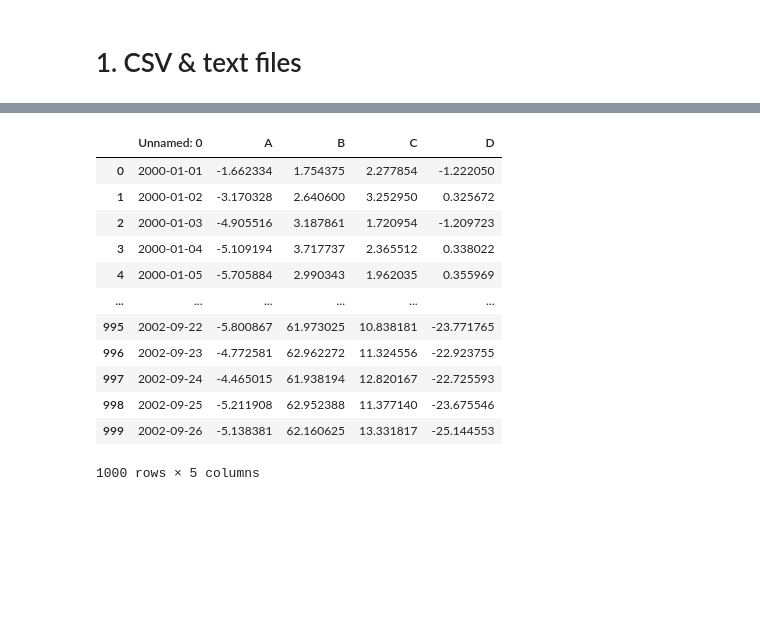
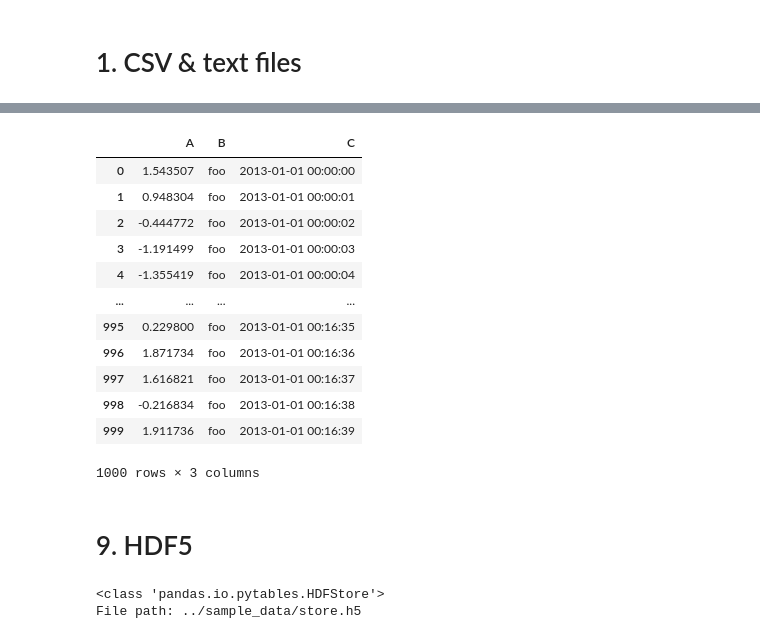
Before and after one commit to Tim-Abwao/learning-pandas, a Jupyter notebook: Going through the User Guide/IO tools.ipynb, the cells around one changed output, grey strips where cells are left out. Drawn from its saved outputs; the diff is of its cells as text; code cells hidden in the pictures; blank space fills up the shorter version.

```diff
--- a/Going through the User Guide/IO tools.ipynb
+++ b/Going through the User Guide/IO tools.ipynb
@@ -5,16 +175,24 @@ import pandas as pd
 # %%
-pd.read_csv('../sample_data/data.csv')
+pd.read_pickle("../sample_data/data.pkl.xz")
 # %% [output]
-|  | Unnamed: 0 | A | B | C | D |
-| 0 | 2000-01-01 | -1.662334 | 1.754375 | 2.277854 | -1.222050 |
-| 1 | 2000-01-02 | -3.170328 | 2.640600 | 3.252950 | 0.325672 |
-| 2 | 2000-01-03 | -4.905516 | 3.187861 | 1.720954 | -1.209723 |
-| 3 | 2000-01-04 | -5.109194 | 3.717737 | 2.365512 | 0.338022 |
-| 4 | 2000-01-05 | -5.705884 | 2.990343 | 1.962035 | 0.355969 |
-| ... | ... | ... | ... | ... | ... |
-| 995 | 2002-09-22 | -5.800867 | 61.973025 | 10.838181 | -23.771765 |
-| 996 | 2002-09-23 | -4.772581 | 62.962272 | 11.324556 | -22.923755 |
-| 997 | 2002-09-24 | -4.465015 | 61.938194 | 12.820167 | -22.725593 |
-| 998 | 2002-09-25 | -5.211908 | 62.952388 | 11.377140 | -23.675546 |
-| 999 | 2002-09-26 | -5.138381 | 62.160625 | 13.331817 | -25.144553 |
+|  | A | B | C |
+| 0 | 1.543507 | foo | 2013-01-01 00:00:00 |
+| 1 | 0.948304 | foo | 2013-01-01 00:00:01 |
+| 2 | -0.444772 | foo | 2013-01-01 00:00:02 |
+| 3 | -1.191499 | foo | 2013-01-01 00:00:03 |
+| 4 | -1.355419 | foo | 2013-01-01 00:00:04 |
+| ... | ... | ... | ... |
+| 995 | 0.229800 | foo | 2013-01-01 00:16:35 |
+| 996 | 1.871734 | foo | 2013-01-01 00:16:36 |
+| 997 | 1.616821 | foo | 2013-01-01 00:16:37 |
+| 998 | -0.216834 | foo | 2013-01-01 00:16:38 |
+| 999 | 1.911736 | foo | 2013-01-01 00:16:39 |
-1000 rows × 5 columns
+1000 rows × 3 columns
+# %% [markdown]
+# 9. HDF5
+# %%
+store = pd.HDFStore('../sample_data/store.h5')
+print(store)
+# %% [output]
+<class 'pandas.io.pytables.HDFStore'>
+File path: ../sample_data/store.h5
```
Also changed, not shown: parts of 36 cells of this notebook, 2 other files.
